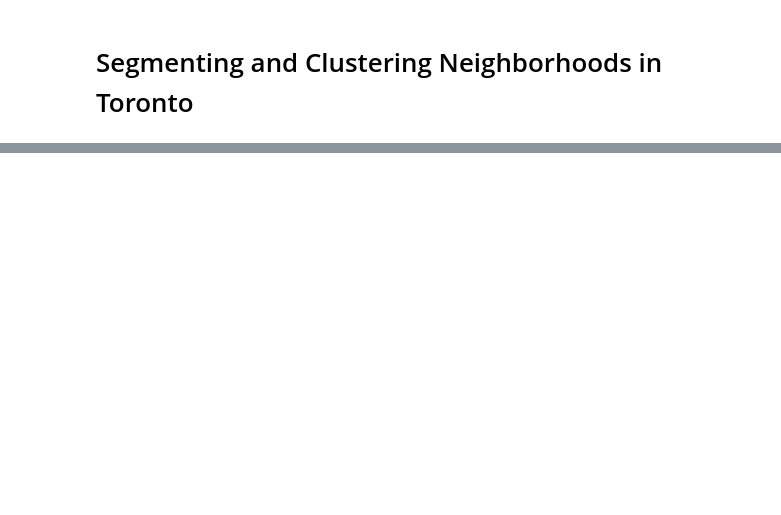
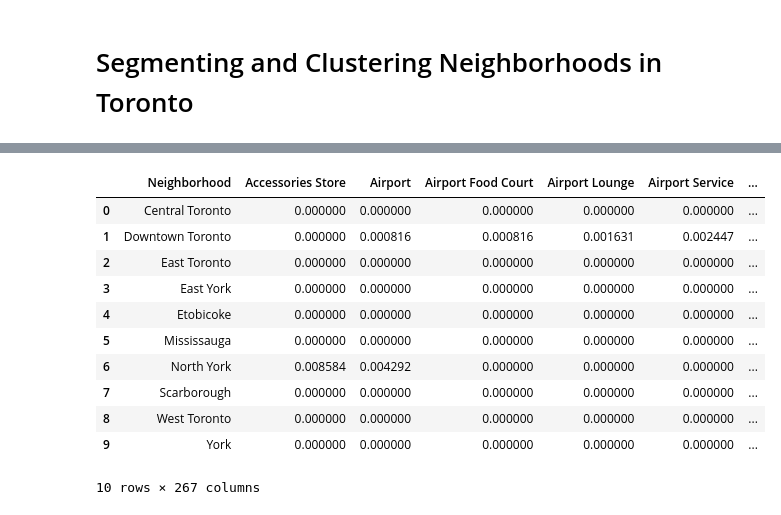
Before and after one commit to IvnOz/github_example, a Jupyter notebook: Segmenting neighborhoods Toronto.ipynb, the cells around one changed output, grey strips where cells are left out. Drawn from its saved outputs; the diff is of its cells as text; code cells hidden in the pictures; blank space fills up the shorter version.

```diff
--- a/Segmenting neighborhoods Toronto.ipynb
+++ b/Segmenting neighborhoods Toronto.ipynb
@@ -127,0 +396,16 @@ torontotable.shape
+# %%
+grouped = onehot.groupby('Neighborhood').mean().reset_index()
+grouped
+# %% [output]
+|  | Neighborhood | Accessories Store | Airport | Airport Food Court | Airport Lounge | Airport Service | ... |
+| 0 | Central Toronto | 0.000000 | 0.000000 | 0.000000 | 0.000000 | 0.000000 | ... |
+| 1 | Downtown Toronto | 0.000000 | 0.000816 | 0.000816 | 0.001631 | 0.002447 | ... |
+| 2 | East Toronto | 0.000000 | 0.000000 | 0.000000 | 0.000000 | 0.000000 | ... |
+| 3 | East York | 0.000000 | 0.000000 | 0.000000 | 0.000000 | 0.000000 | ... |
+| 4 | Etobicoke | 0.000000 | 0.000000 | 0.000000 | 0.000000 | 0.000000 | ... |
+| 5 | Mississauga | 0.000000 | 0.000000 | 0.000000 | 0.000000 | 0.000000 | ... |
+| 6 | North York | 0.008584 | 0.004292 | 0.000000 | 0.000000 | 0.000000 | ... |
+| 7 | Scarborough | 0.000000 | 0.000000 | 0.000000 | 0.000000 | 0.000000 | ... |
+| 8 | West Toronto | 0.000000 | 0.000000 | 0.000000 | 0.000000 | 0.000000 | ... |
+| 9 | York | 0.000000 | 0.000000 | 0.000000 | 0.000000 | 0.000000 | ... |
+10 rows × 267 columns
```
Also changed, not shown: parts of 50 cells of this notebook.
